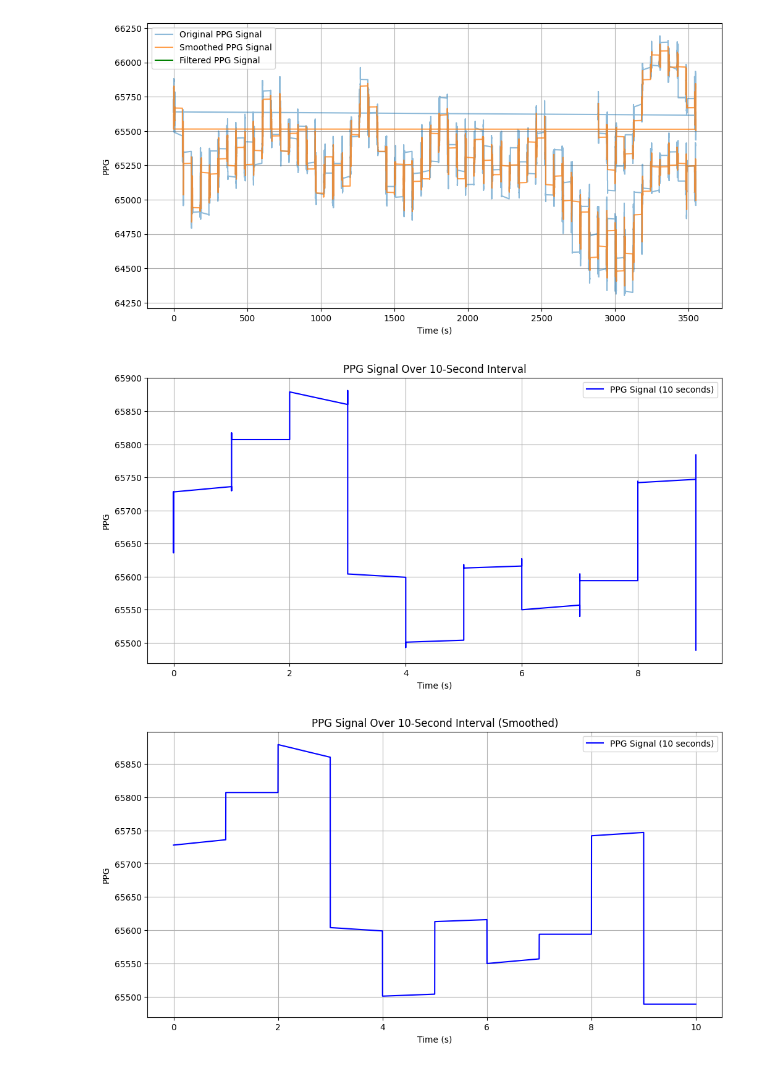
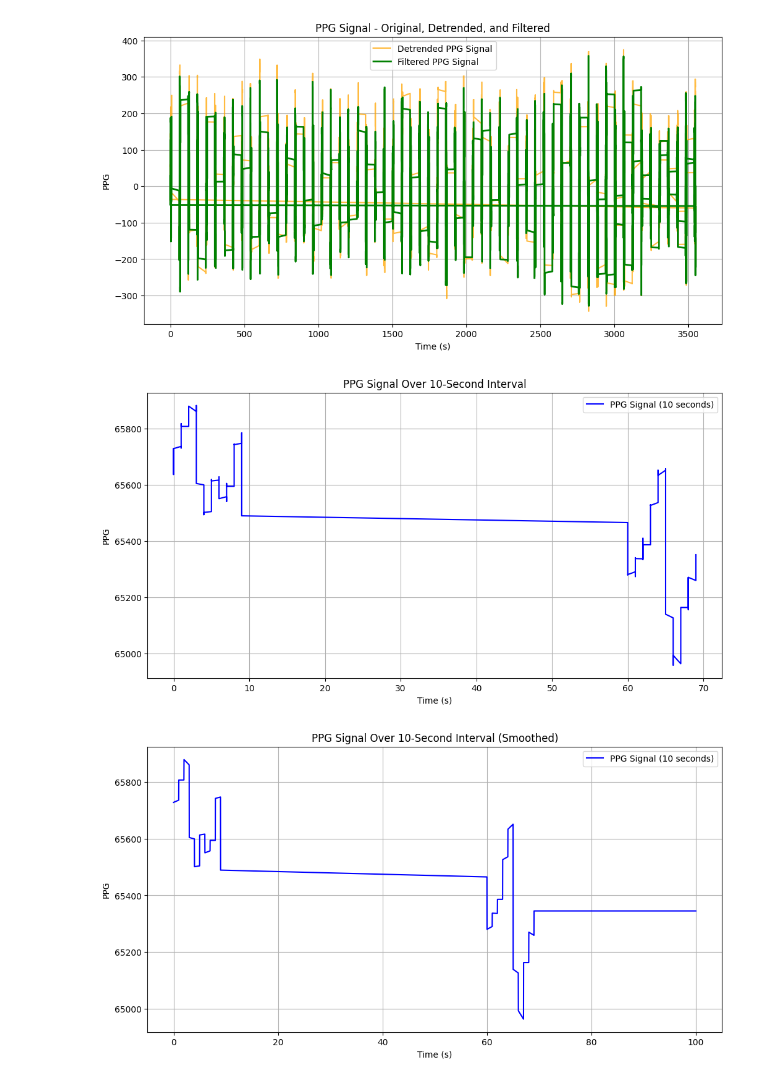
Before and after one commit to HRJ369/DH_307, a Jupyter notebook: DH_307_pt2.ipynb, the cells around one changed output. Saved outputs shown, nothing was run; the diff lists cells and outputs as text; code cells hidden in the pictures.

```diff
--- a/DH_307_pt2.ipynb
+++ b/DH_307_pt2.ipynb
@@ -36,7 +50,7 @@ plt.show()
 # %%
 import pandas as pd
 import matplotlib.pyplot as plt
-from scipy.signal import butter, filtfilt, find_peaks
+from scipy.signal import butter, filtfilt
 
 # Load the dataset
 url = 'https://raw.githubusercontent.com/HRJ369/DH_307/main/s10_run_ppg(Sheet1).csv'
@@ -46,54 +60,69 @@ df = pd.read_csv(url)
 df.columns = ['time', 'pleth_1']
 
 # Convert time to a numeric value (in seconds)
 df['time_numeric'] = pd.to_datetime(df['time'], format='%H:%M.%S', errors='coerce').dt.minute * 60 + pd.to_datetime(df['time'], format='%H:%M.%S', errors='coerce').dt.second
 df = df.dropna(subset=['time_numeric'])  # Drop rows where time conversion failed
 
 # Extract time and PPG signal
 time = df['time_numeric']
 ppg_signal = df['pleth_1']
 
-# 1. Smoothing the signal using a moving average filter
-window_size = int(500 * 0.2)  # 0.2-second window, adjust for smoothing
-smoothed_signal = ppg_signal.rolling(window=window_size).mean()
+# 1. High-pass filter to remove baseline drift
+def butter_highpass(cutoff, fs, order=2):
+    nyquist = 0.5 * fs
+    normal_cutoff = cutoff / nyquist
+    b, a = butter(order, normal_cutoff, btype='high', analog=False)
+    return b, a
 
-# 2. Apply a bandpass filter to remove baseline drift and noise
-def butter_bandpass(lowcut, highcut, fs, order=5):
+def highpass_filter(data, cutoff, fs, order=2):
+    b, a = butter_highpass(cutoff, fs, order=order)
+    y = filtfilt(b, a, data)
+    return y
+
+# High-pass filter parameters
+cutoff_frequency = 0.5  # Cutoff frequency in Hz to remove low-frequency baseline drift
+sampling_rate = 500  # Sampling rate in Hz
+
+# Apply high-pass filter
+detrended_signal = highpass_filter(ppg_signal, cutoff_frequency, sampling_rate)
+
+# 2. Apply a bandpass filter for further cleaning
+def butter_bandpass(lowcut, highcut, fs, order=4):
     nyquist = 0.5 * fs
     low = lowcut / nyquist
     high = highcut / nyquist
     b, a = butter(order, [low, high], btype='band')
     return b, a
 
-def bandpass_filter(data, lowcut, highcut, fs, order=5):
+def bandpass_filter(data, lowcut, highcut, fs, order=4):
     b, a = butter_bandpass(lowcut, highcut, fs, order=order)
     y = filtfilt(b, a, data)
     return y
 
-# Bandpass filter parameters
-lowcut = 0.5  # Hz
-highcut = 3.0  # Hz
-sampling_rate = 500  # Sampling rate in Hz
+# Bandpass filter parameters for PPG signal (0.5-4 Hz is a common range)
+lowcut = 0.5  # Lower cutoff frequency in Hz
+highcut = 4.0  # Upper cutoff frequency in Hz
 
-# Apply bandpass filter
-filtered_signal = bandpass_filter(smoothed_signal.dropna(), lowcut, highcut, sampling_rate)
+# Apply bandpass filter to the detrended PPG signal
+filtered_signal = bandpass_filter(detrended_signal, lowcut, highcut, sampling_rate)
 
-# Plot the original, smoothed, and filtered signals, and detected peaks
+# Plot the original, detrended, and filtered signals
 plt.figure(figsize=(12, 6))
-plt.plot(time, ppg_signal, label='Original PPG Signal', alpha=0.5)
-plt.plot(time[window_size - 1:], smoothed_signal[window_size - 1:], label='Smoothed PPG Signal', alpha=0.75)
-plt.plot(time[window_size - 1:], filtered_signal, label='Filtered PPG Signal', color='green')
+#plt.plot(time, ppg_signal, label='Original PPG Signal', alpha=0.5)
+plt.plot(time, detrended_signal, label='Detrended PPG Signal', color='orange', alpha=0.75)
+plt.plot(time, filtered_signal, label='Filtered PPG Signal', color='green', linewidth=2)
 plt.xlabel('Time (s)')
 plt.ylabel('PPG')
 plt.legend()
 plt.grid()
+plt.title('PPG Signal - Original, Detrended, and Filtered')
 plt.show()
 # %% [output]
-[figure, old version]
+[figure, new version]
 # %%
 # Filter the data for a 10-second interval
 start_time = df['time_numeric'].min()
-end_time = start_time + 10  # 10 seconds interval
+end_time = start_time + 100  # 10 seconds interval
 
 # Select the data within the specified time range
 df_10sec = df[(df['time_numeric'] >= start_time) & (df['time_numeric'] <= end_time)]
@@ -112,7 +141,7 @@ plt.legend()
 plt.grid()
 plt.show()
 # %% [output]
-[figure, old version]
+[figure, new version]
 # %%
 import pandas as pd
 import matplotlib.pyplot as plt
@@ -130,7 +159,7 @@ df = df.dropna(subset=['time_numeric'])
 
 # Select a 10-second interval of the PPG data for plotting
 start_time = df['time_numeric'].min()
-end_time = start_time + 10
+end_time = start_time + 100
 df_10sec = df[(df['time_numeric'] >= start_time) & (df['time_numeric'] <= end_time)]
 
 # Resample the data to a uniform time grid (using linear interpolation)
@@ -147,4 +176,4 @@ plt.legend()
 plt.grid()
 plt.show()
 # %% [output]
-[figure, old version]
+[figure, new version]
```
Also changed, not shown: parts of 2 cells of this notebook.
